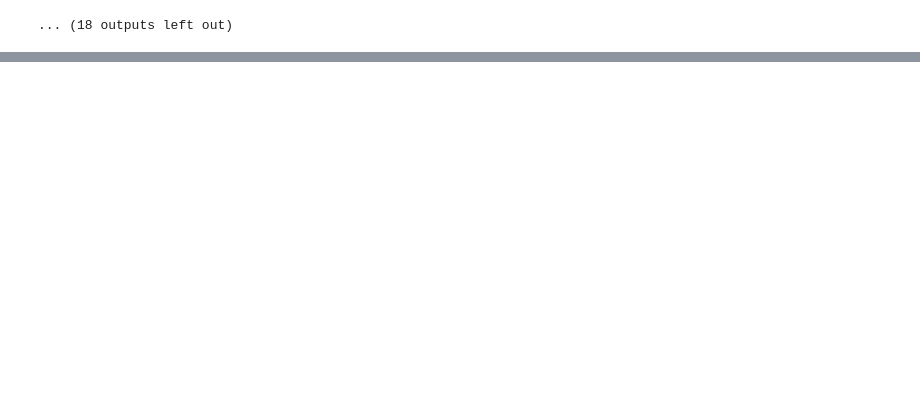
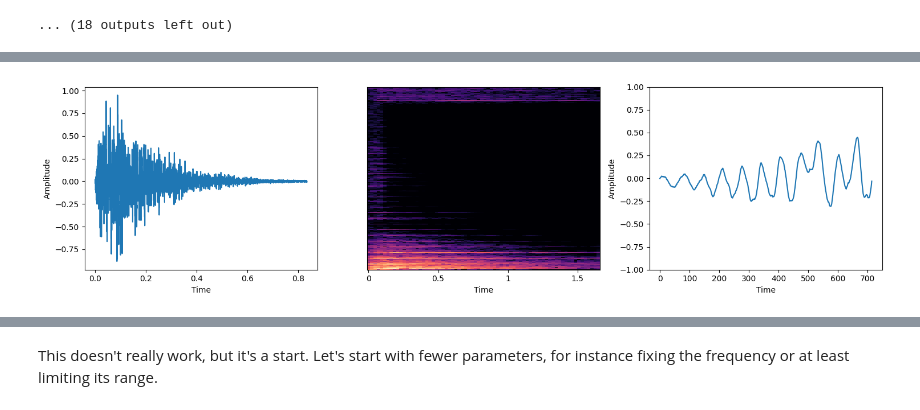
Before and after one commit to rhymeswithlion/ml_and_physical_sound_synthesis_2025sp, a Jupyter notebook: commuted_piano_dataset_bcruz_2025-02-21.ipynb, the cells around one changed output, grey strips where cells are left out. Cells and saved outputs as stored; diff of their text form; code cells hidden in the pictures; blank space fills up the shorter version.

Commit message:
Show pytorch example

```diff
--- a/commuted_piano_dataset_bcruz_2025-02-21.ipynb
+++ b/commuted_piano_dataset_bcruz_2025-02-21.ipynb
@@ -243,0 +394,9 @@ for i in range(10):
+# %%
+mfcc_values, original_params = ds_test[compare_index]
+predicted_params = net(torch.Tensor(mfcc_values).to(device)).cpu().detach().numpy()
+print(original_params)
+print(predicted_params)
+
+# Show the params that differ by more than 0.1
+diff = abs((original_params - predicted_params) > 0.1)
+print(diff)
@@ -243,0 +422,8 @@ for i in range(10):
+# %%
+scaled_r, predicted_sound = CommutedPianoDataset.parameter_vec_to_sound(
+    predicted_params
+)
+
+play_audio(predicted_sound, auto_play=True)
+# %% [output]
+[figure, added]
@@ -243,0 +431,2 @@ for i in range(10):
+# %% [markdown]
+This doesn't really work, but it's a start. Let's start with fewer parameters, for instance fixing the frequency or at least limiting its range.
```
Also changed, not shown: parts of 12 cells of this notebook.
